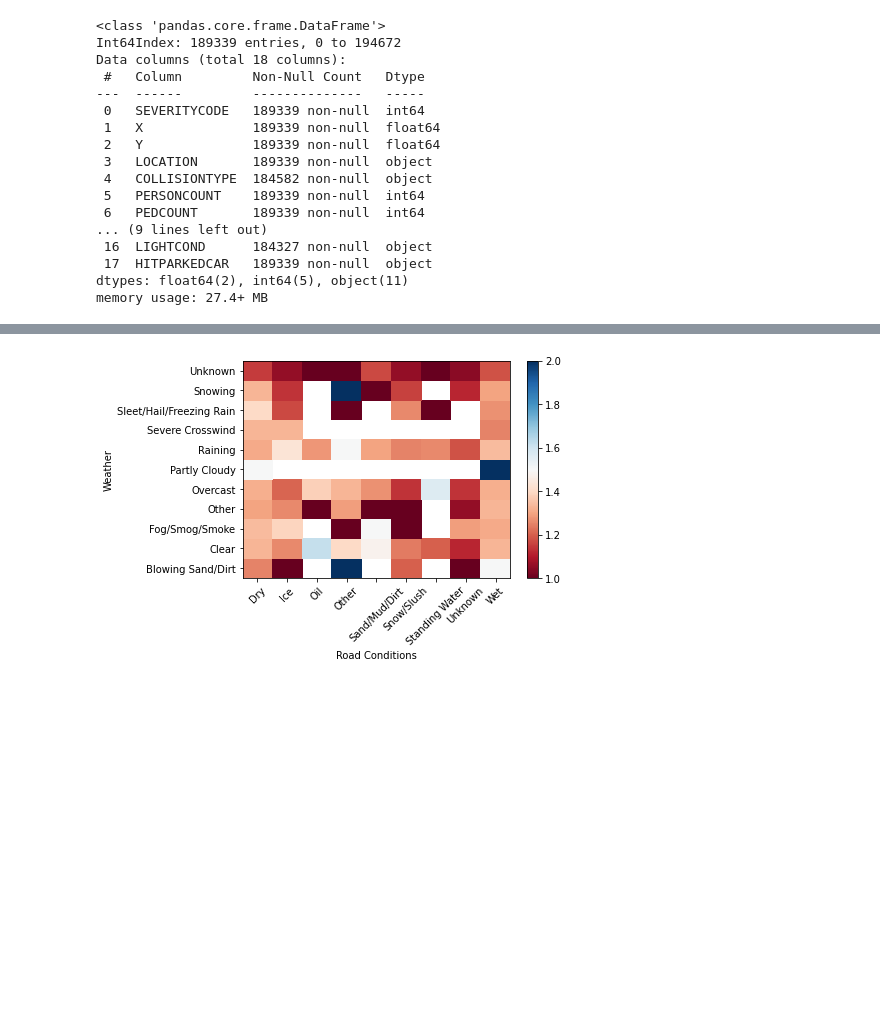
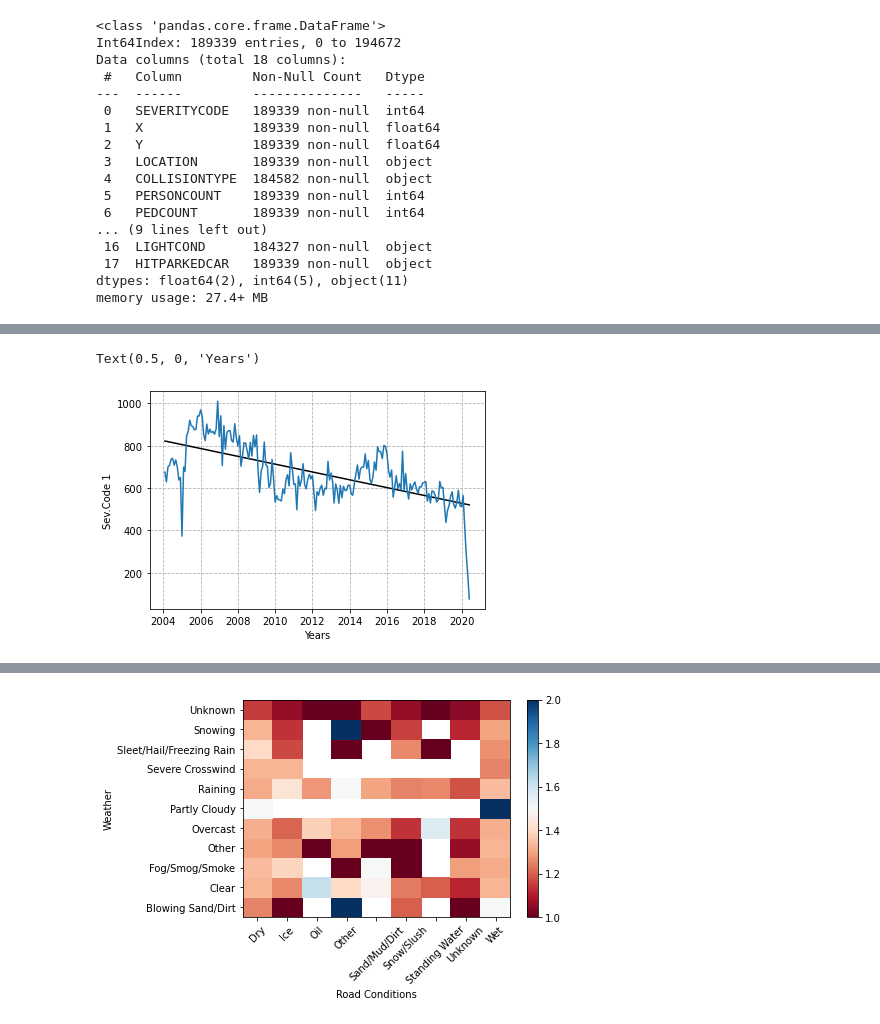
Before and after one commit to BFischer-GH/Coursera_Capstone, a Jupyter notebook: Coursera_Capstone.ipynb, the cells around one changed output, grey strips where cells are left out. Saved outputs shown, nothing was run; the diff lists cells and outputs as text; code cells hidden in the pictures; blank space fills up the shorter version.

```diff
--- a/Coursera_Capstone.ipynb
+++ b/Coursera_Capstone.ipynb
@@ -203,0 +273,9 @@ As there are still many OBJECT attributes, further investigation is done by grou
+# %%
+# Create a time axis
+time = pd.date_range('01-01-2004', '06-01-2020', freq='1M')
+
+# Create a new dataframe to work with
+df_time_resamp.reset_index(drop=True, inplace=True)
+df_time_resamp['Ratio'] =  df_ratio['Ratio']
+df_time_resamp['Time'] = time
+df_time_resamp.head()
@@ -203,0 +289,20 @@ As there are still many OBJECT attributes, further investigation is done by grou
+# %%
+# All script for 4. Analysis
+
+x = np.arange(time.size) # = array([])
+
+
+# The Sev.Code 1 over time
+fit = np.polyfit(x, df_time_resamp['Sev.Code 1'], 1)
+fit_fn = np.poly1d(fit)
+
+plt.plot(figsize=(16,10))
+plt.plot(df_time_resamp['Time'], fit_fn(x), 'k-')
+plt.plot(df_time_resamp['Time'], df_time_resamp['Sev.Code 1'], ms=2 )
+
+plt.grid(b=True, which='both',  linestyle='--')
+plt.ylabel('Sev.Code 1')
+plt.xlabel('Years')
+# %% [output]
+Text(0.5, 0, 'Years')
+[figure, added]
```
Also changed, not shown: parts of 26 cells of this notebook, 7 other files.
